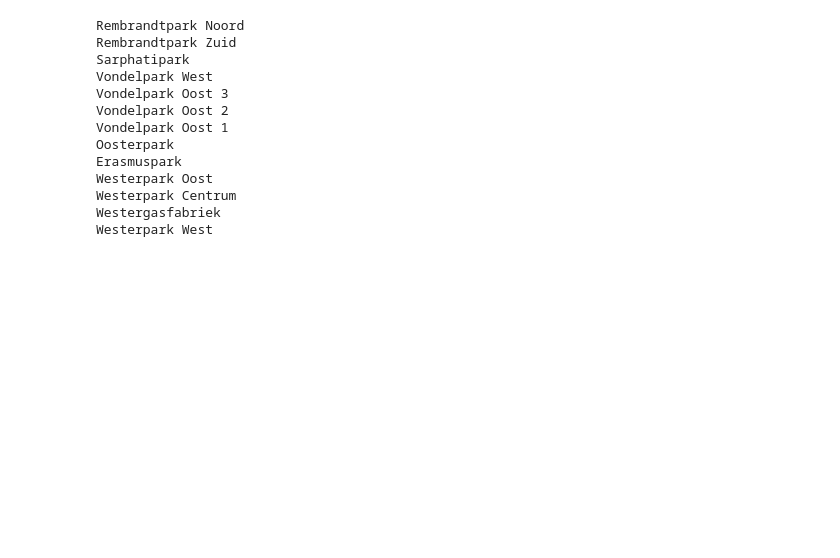
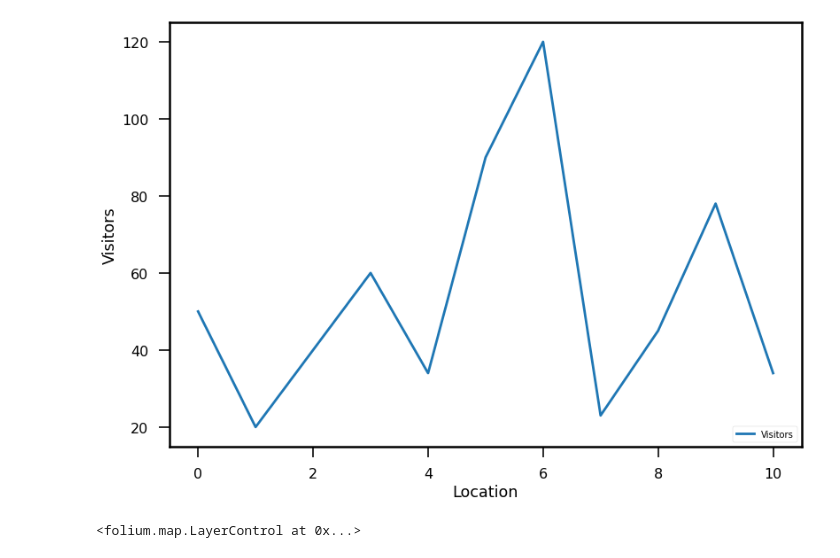
Before and after one commit to lotteph/DSP, a Jupyter notebook: Folium + GeoJSON.ipynb, the cells around one changed output. Cells and saved outputs as stored; diff of their text form; code cells hidden in the pictures; blank space fills up the shorter version.

Commit message:
updated the folium map to work for all parks and added the new geojson files

```diff
--- a/Folium + GeoJSON.ipynb
+++ b/Folium + GeoJSON.ipynb
@@ -7,3 +13,6 @@ import json
+# %%
+sns.set_context("poster")
+plt.style.use('seaborn-poster')
 # %%
 # !pip install geojson
 # !pip install folium
@@ -102,0 +86,12 @@ data
+# %%
+def create_plot(data):
+    plt.plot(data['Visitors'], label='Visitors')
+    plt.xlabel('Location')
+    plt.ylabel('Visitors')
+    plt.legend(loc='lower right', prop={'size': 10})
+#     plt.savefig(file_name)
+    plt.show()
+# %%
+create_plot(data)
+# %% [output]
+[figure, added]
@@ -117,12 +124,12 @@ m = folium.Map(
 )
 
 chor = folium.Choropleth(
-    geo_data=geojson,
+    geo_data=d['all_parks'],
     name="choropleth",
     data=data,
     columns=["Location", "Visitors"],
     key_on="properties.Naam",
-    bins=[0, 25, 50, 75, 100, 125, 150],
+    bins=6,
     fill_color="YlOrRd",
     fill_opacity=0.8,
     line_opacity=0.7,
@@ -134,7 +141,8 @@ chor.add_to(m)
 
 fgp = folium.FeatureGroup(name="Parks")
 
-for g in geos:
+for park in geos:
+    g = d[park]
     gjson = folium.GeoJson(g,
                            name="City Parks",
                            style_function=style_function,
@@ -142,36 +150,16 @@ for g in geos:
                           )
 
     name = g['features'][0]['properties']['Naam']
-    print(name)
-    html=f'''
-        <h1>{name}</h1><br>
-        With a few lines of code...
-        <p>
-        <code>
-            from numpy import *<br>
-            exp(-2*pi)
-        </code>
-        </p>
-        '''
+    html = get_html(name, 'temp-plot.html', 500, 500)
     test = folium.Html(html, script=True)
     popup = folium.Popup(test, max_width=2650)
     gjson.add_child(popup)
 
     fgp.add_child(gjson)
 
-fgp.add_to(m);
+fgp.add_to(m)
+folium.LayerControl().add_to(m)
+
 # folium.features.GeoJsonPopup(fields=['Naam'], labels=False).add_to(gjson)
 # %% [output]
-Rembrandtpark Noord
-Rembrandtpark Zuid
-Sarphatipark
-Vondelpark West
-Vondelpark Oost 3
-Vondelpark Oost 2
-Vondelpark Oost 1
-Oosterpark
-Erasmuspark
-Westerpark Oost
-Westerpark Centrum
-Westergasfabriek
-Westerpark West
+<folium.map.LayerControl at 0x...>
```
Also changed, not shown: parts of 10 cells of this notebook, 15 other files.
